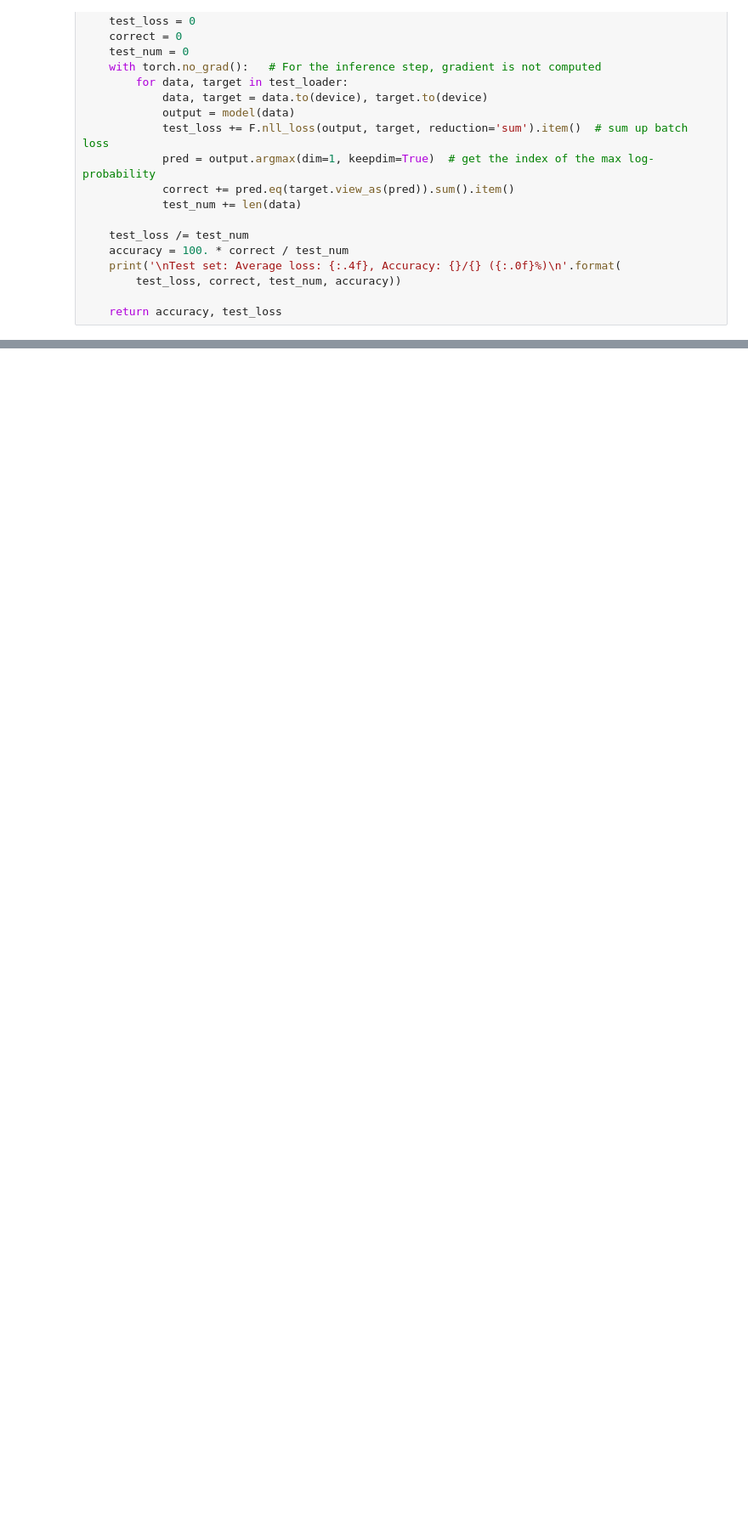
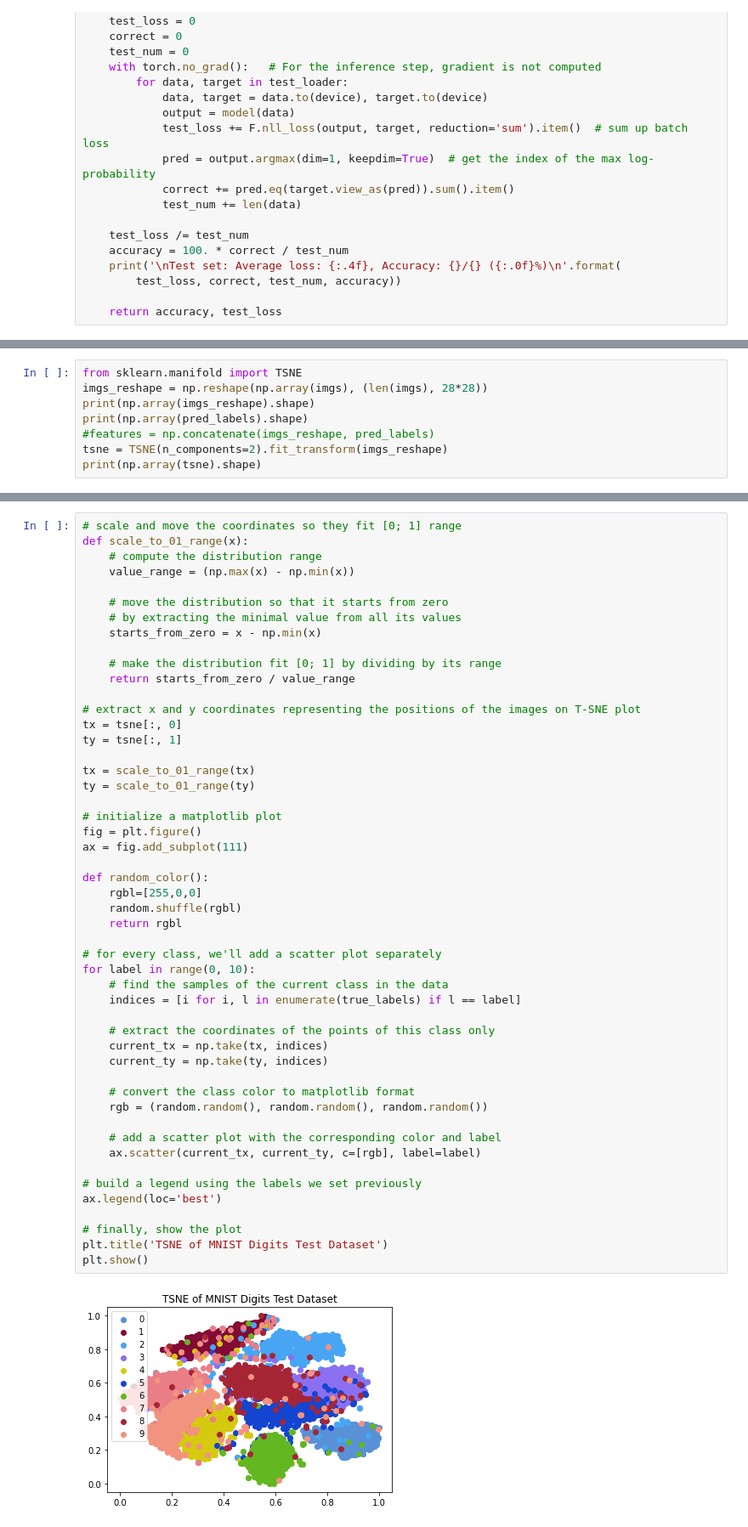
Before and after one commit to JSKarras/EE148-MNIST-Classification-CNN, a Jupyter notebook: hw03.ipynb, the cells around one changed output, grey strips where cells are left out. Shown at 85% size. Drawn from its saved outputs; the diff is of its cells as text; blank space fills up the shorter version.

```diff
--- a/hw03.ipynb
+++ b/hw03.ipynb
@@ -267,0 +695,8 @@ plt.show()
+# %%
+from sklearn.manifold import TSNE
+imgs_reshape = np.reshape(np.array(imgs), (len(imgs), 28*28))
+print(np.array(imgs_reshape).shape)
+print(np.array(pred_labels).shape)
+#features = np.concatenate(imgs_reshape, pred_labels)
+tsne = TSNE(n_components=2).fit_transform(imgs_reshape)
+print(np.array(tsne).shape)
@@ -267,0 +707,52 @@ plt.show()
+# %%
+# scale and move the coordinates so they fit [0; 1] range
+def scale_to_01_range(x):
+    # compute the distribution range
+    value_range = (np.max(x) - np.min(x))
+
+    # move the distribution so that it starts from zero
+    # by extracting the minimal value from all its values
+    starts_from_zero = x - np.min(x)
+
+    # make the distribution fit [0; 1] by dividing by its range
+    return starts_from_zero / value_range
+
+# extract x and y coordinates representing the positions of the images on T-SNE plot
+tx = tsne[:, 0]
+ty = tsne[:, 1]
+
+tx = scale_to_01_range(tx)
+ty = scale_to_01_range(ty)
+
+# initialize a matplotlib plot
+fig = plt.figure()
+ax = fig.add_subplot(111)
+
+def random_color():
+    rgbl=[255,0,0]
+    random.shuffle(rgbl)
+    return rgbl
+
+# for every class, we'll add a scatter plot separately
+for label in range(0, 10):
+    # find the samples of the current class in the data
+    indices = [i for i, l in enumerate(true_labels) if l == label]
+
+    # extract the coordinates of the points of this class only
+    current_tx = np.take(tx, indices)
+    current_ty = np.take(ty, indices)
+
+    # convert the class color to matplotlib format
+    rgb = (random.random(), random.random(), random.random())
+
+    # add a scatter plot with the corresponding color and label
+    ax.scatter(current_tx, current_ty, c=[rgb], label=label)
+
+# build a legend using the labels we set previously
+ax.legend(loc='best')
+
+# finally, show the plot
+plt.title('TSNE of MNIST Digits Test Dataset')
+plt.show()
+# %% [output]
+[figure, added]
```
Also changed, not shown: parts of 26 cells of this notebook, 2 other files.
